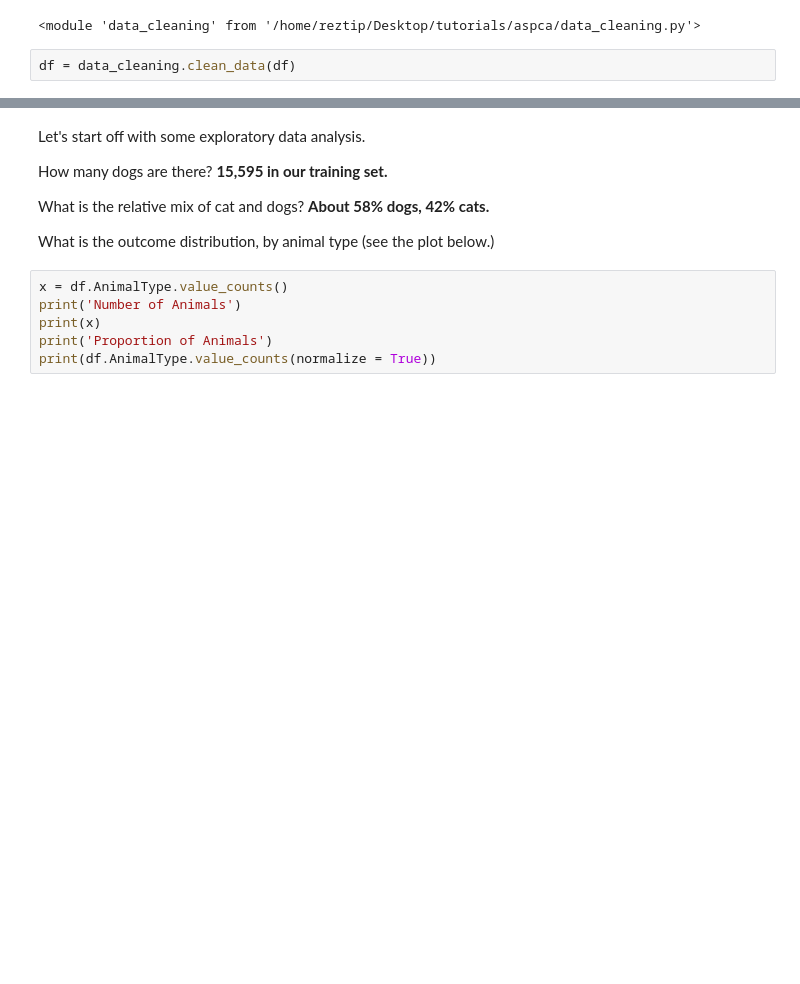
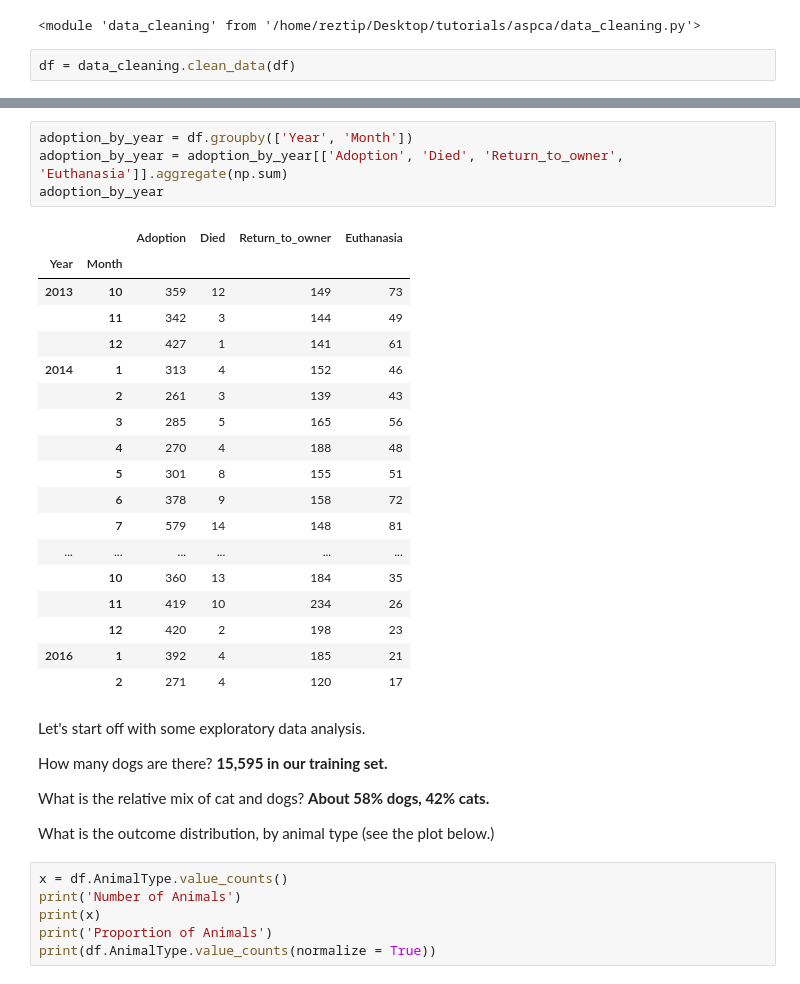
Before and after one commit to reztip/animal_shelter, a Jupyter notebook: Untitled.ipynb, the cells around one changed output, grey strips where cells are left out. Drawn from its saved outputs; the diff is of its cells as text; blank space fills up the shorter version.

```diff
--- a/Untitled.ipynb
+++ b/Untitled.ipynb
@@ -18,3 +30,26 @@ df = data_cleaning.clean_data(df)
+# %%
+adoption_by_year = df.groupby(['Year', 'Month'])
+adoption_by_year = adoption_by_year[['Adoption', 'Died', 'Return_to_owner', 'Euthanasia']].aggregate(np.sum)
+adoption_by_year
+# %% [output]
+|  |  | Adoption | Died | Return_to_owner | Euthanasia |
+| Year | Month |  |  |  |  |
+| 2013 | 10 | 359 | 12 | 149 | 73 |
+|  | 11 | 342 | 3 | 144 | 49 |
+|  | 12 | 427 | 1 | 141 | 61 |
+| 2014 | 1 | 313 | 4 | 152 | 46 |
+|  | 2 | 261 | 3 | 139 | 43 |
+|  | 3 | 285 | 5 | 165 | 56 |
+|  | 4 | 270 | 4 | 188 | 48 |
+|  | 5 | 301 | 8 | 155 | 51 |
+|  | 6 | 378 | 9 | 158 | 72 |
+|  | 7 | 579 | 14 | 148 | 81 |
+| ... | ... | ... | ... | ... | ... |
+|  | 10 | 360 | 13 | 184 | 35 |
+|  | 11 | 419 | 10 | 234 | 26 |
+|  | 12 | 420 | 2 | 198 | 23 |
+| 2016 | 1 | 392 | 4 | 185 | 21 |
+|  | 2 | 271 | 4 | 120 | 17 |
 # %% [markdown]
 Let's start off with some exploratory data analysis.
 
```
Also changed, not shown: parts of 5 cells of this notebook, 1 other file.
